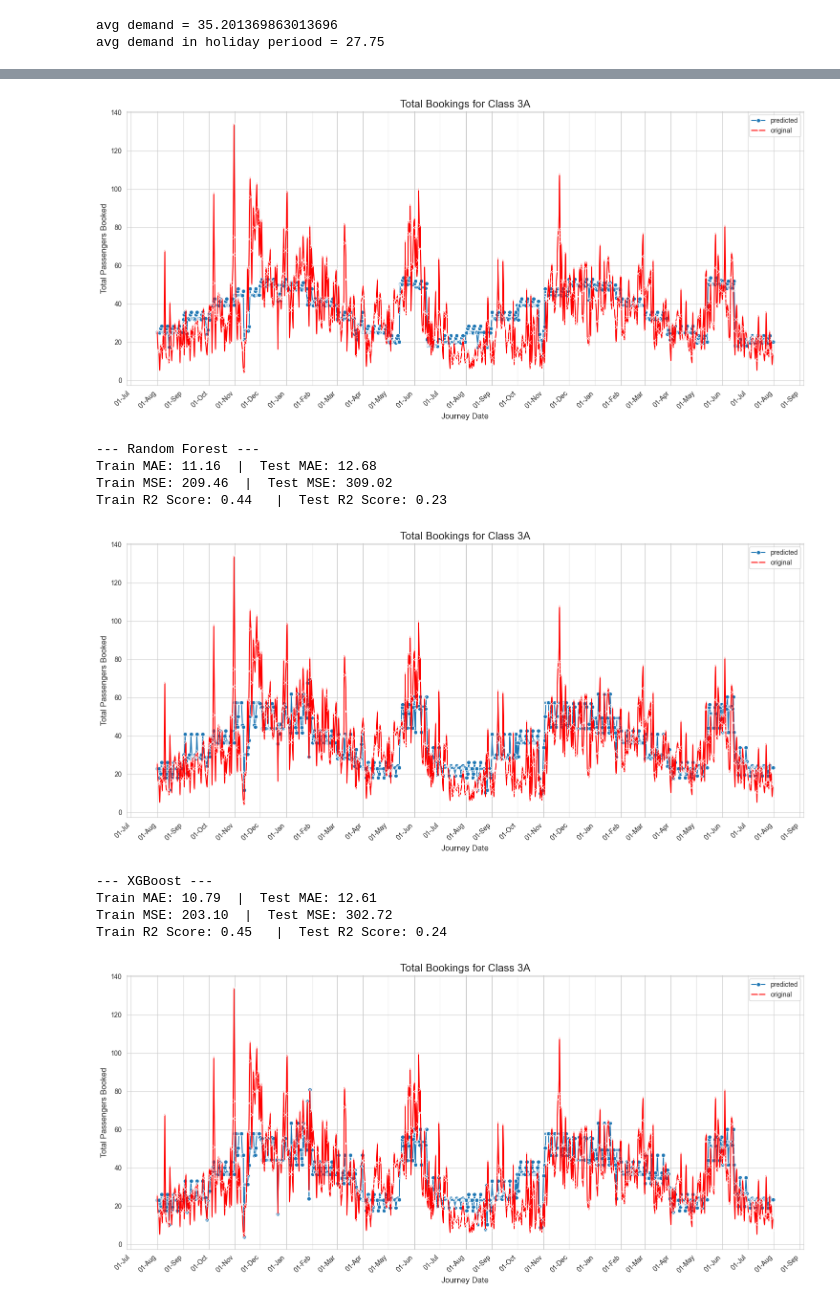
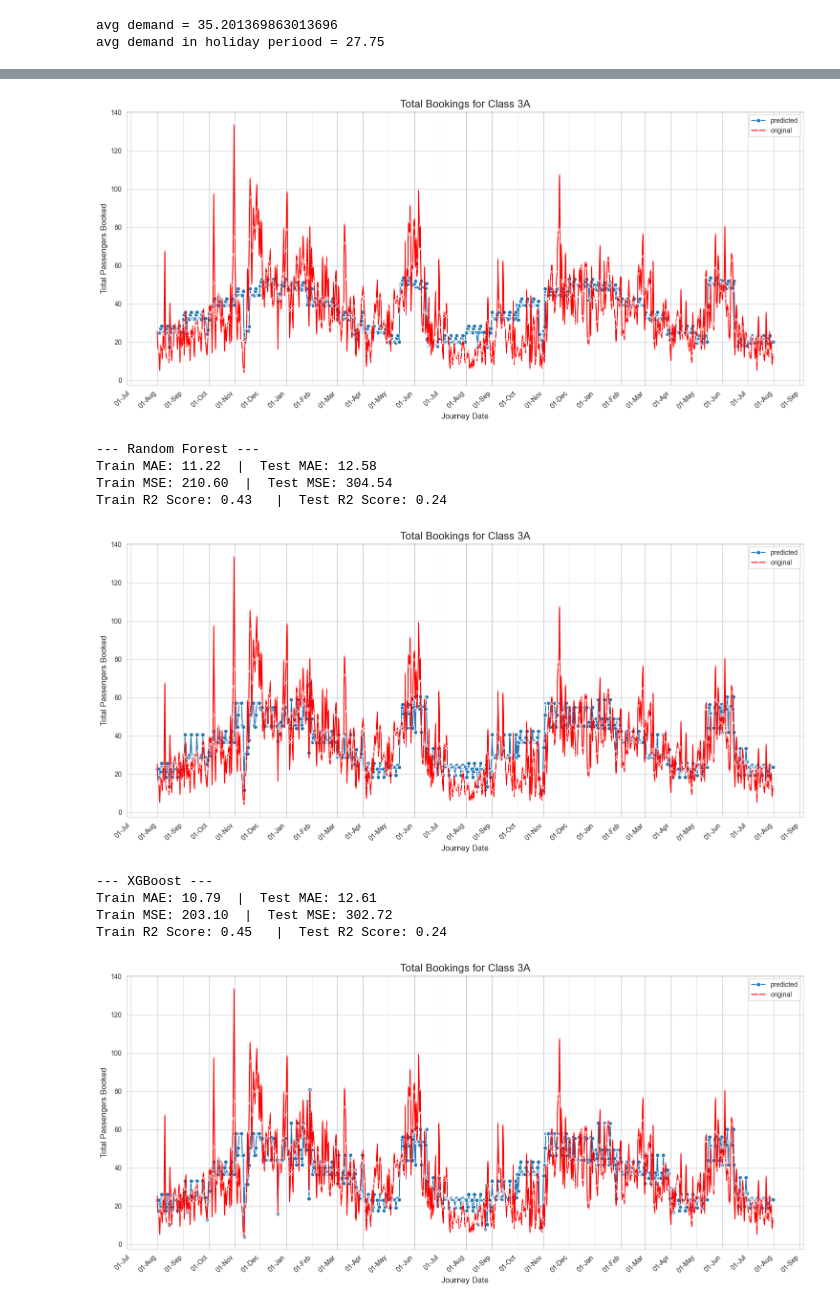
Before and after one commit to yashu1819/DPonTrain, a Jupyter notebook: ML/T12138_deamandNdlsCsmt.ipynb, the cells around one changed output, grey strips where cells are left out. Saved outputs shown, nothing was run; the diff lists cells and outputs as text; code cells hidden in the pictures.

```diff
--- a/ML/T12138_deamandNdlsCsmt.ipynb
+++ b/ML/T12138_deamandNdlsCsmt.ipynb
@@ -255,7 +255,7 @@ from sklearn.metrics import mean_absolute_error, mean_squared_error, r2_score
 # Initialize models
 models = {
     "Linear Regression": LinearRegression(),
-    "Random Forest": RandomForestRegressor(random_state=42),
+    "Random Forest": RandomForestRegressor(random_state=42, max_depth=7),
     "XGBoost": XGBRegressor(random_state=42)
 }
 
@@ -269,37 +269,37 @@ for name, model in models.items():
     # Make predictions on the TRAINING set
     y_train_pred = model.predict(X_train)
     # Make predictions on the TEST set
     y_test_pred = model.predict(X_test)
 
     # --- EVALUATION ---
     # Calculate evaluation metrics for the TRAINING set
     train_mae = mean_absolute_error(y_train, y_train_pred)
     train_mse = mean_squared_error(y_train, y_train_pred)
     train_r2 = r2_score(y_train, y_train_pred)
 
     # Calculate evaluation metrics for the TEST set
     test_mae = mean_absolute_error(y_test, y_test_pred)
     test_mse = mean_squared_error(y_test, y_test_pred)
     test_r2 = r2_score(y_test, y_test_pred)
 
     # --- PRINT RESULTS ---
     print(f"--- {name} ---")
     print(f"Train MAE: {train_mae:.2f}  |  Test MAE: {test_mae:.2f}")
     print(f"Train MSE: {train_mse:.2f}  |  Test MSE: {test_mse:.2f}")
     print(f"Train R2 Score: {train_r2:.2f}   |  Test R2 Score: {test_r2:.2f}\n")
     df['predicted_psgn']= model.predict(X)
     plot_booking_graph()
 # %% [output]
 --- Linear Regression ---
 Train MAE: 12.06  |  Test MAE: 12.22
 Train MSE: 243.58  |  Test MSE: 295.75
 Train R2 Score: 0.34   |  Test R2 Score: 0.26
 [figure]
 --- Random Forest ---
-Train MAE: 11.16  |  Test MAE: 12.68
-Train MSE: 209.46  |  Test MSE: 309.02
-Train R2 Score: 0.44   |  Test R2 Score: 0.23
+Train MAE: 11.22  |  Test MAE: 12.58
+Train MSE: 210.60  |  Test MSE: 304.54
+Train R2 Score: 0.43   |  Test R2 Score: 0.24
-[figure, old version]
+[figure, new version]
 --- XGBoost ---
 Train MAE: 10.79  |  Test MAE: 12.61
 Train MSE: 203.10  |  Test MSE: 302.72
```
Also changed, not shown: 2 other files.
